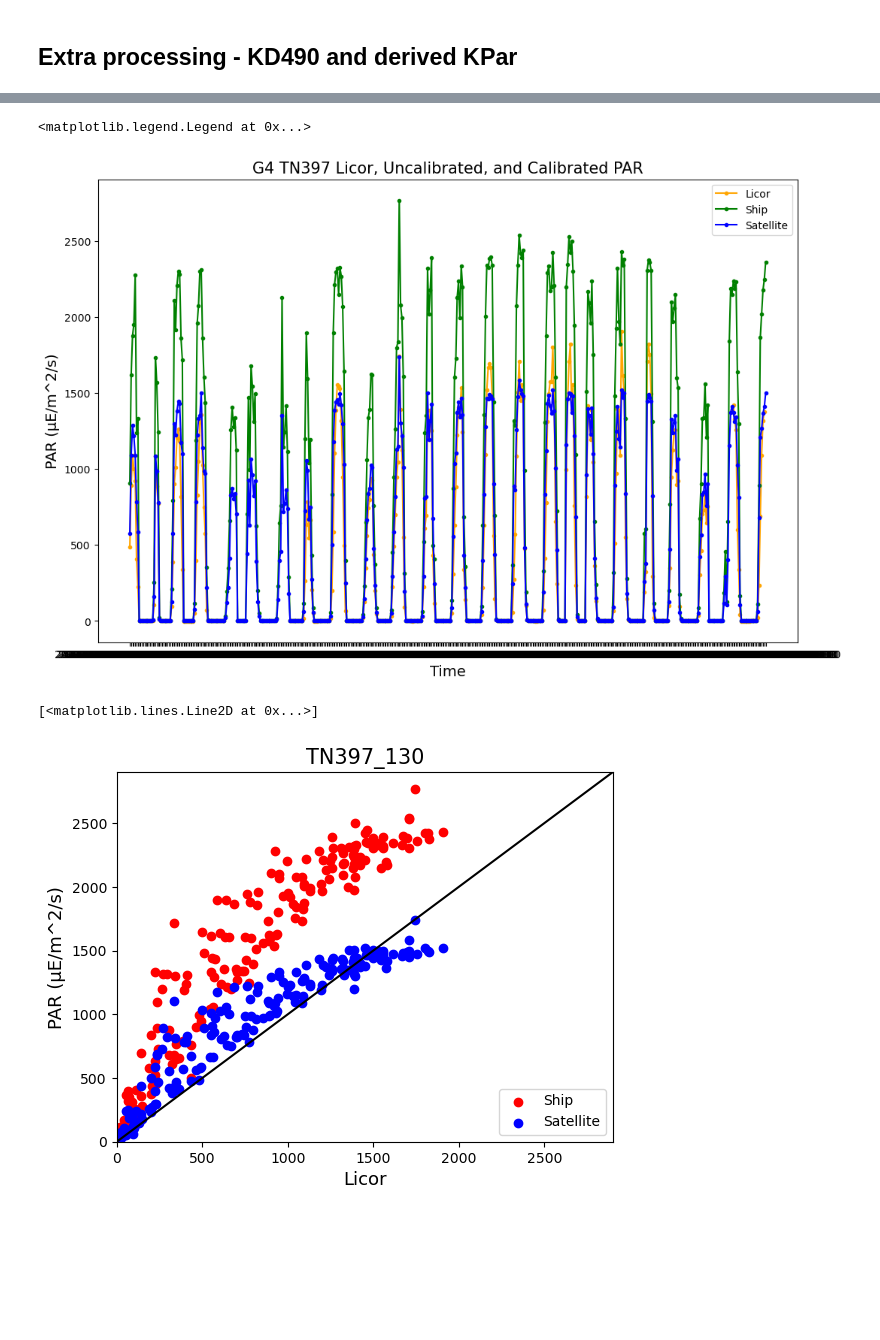
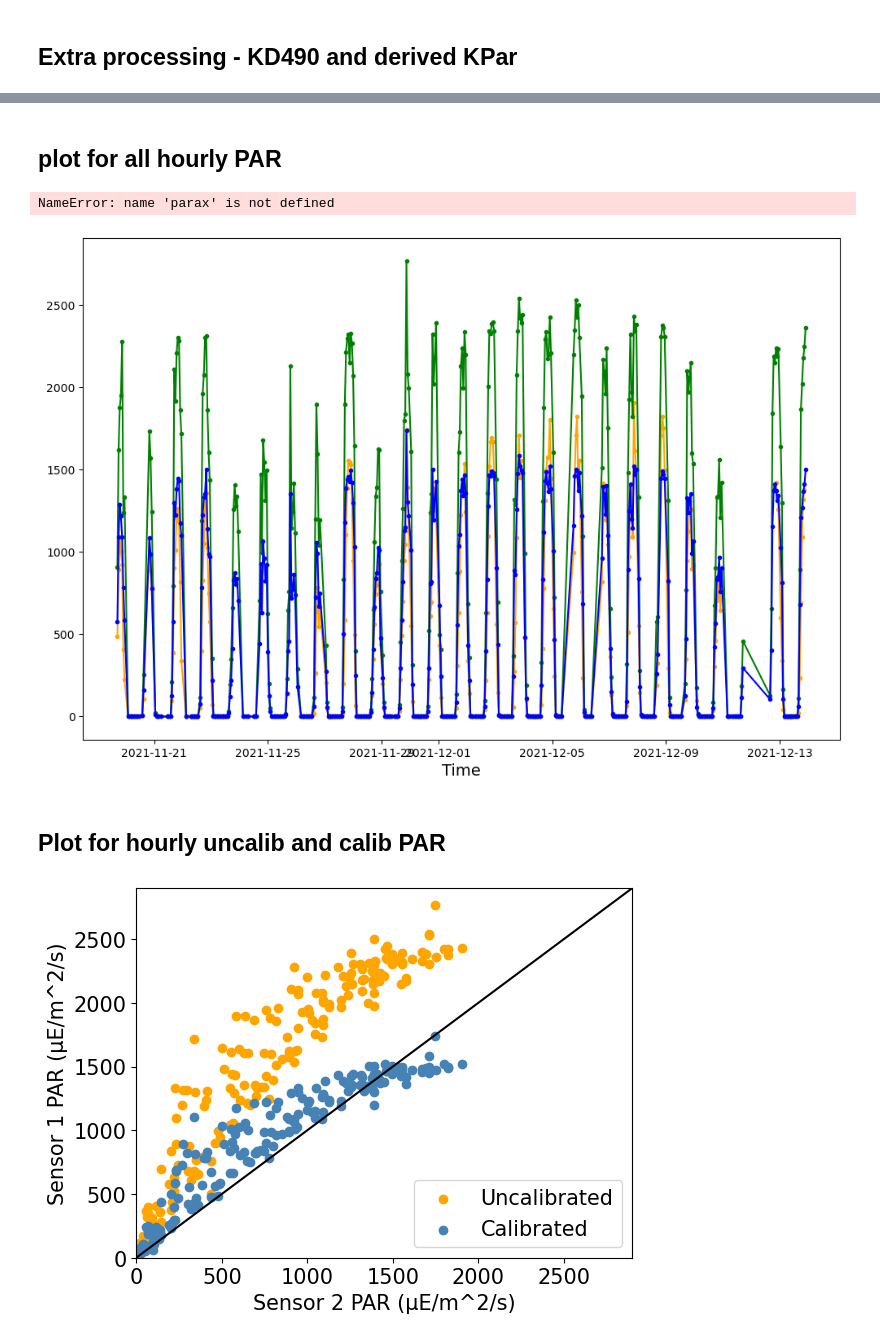
Before and after one commit to kpc02/SACNAS-2023-project, a Jupyter notebook: matlab_script.ipynb, the cells around one changed output, grey strips where cells are left out. Saved outputs shown, nothing was run; the diff lists cells and outputs as text; code cells hidden in the pictures; blank space fills up the shorter version.

```diff
--- a/matlab_script.ipynb
+++ b/matlab_script.ipynb
@@ -8,5 +8,8 @@ import os
 import glob
 import plotly.express as px
 from scipy.interpolate import griddata
+import matplotlib.dates as mdates
+import matplotlib as mpl
+mpl.rcParams.update(mpl.rcParamsDefault)
 # %%
 skip = np.arange(0, 11).tolist() + np.arange(12, 15).tolist()
@@ -124,3 +143,5 @@ plt.contourf(xi,yi,zi)
+# %% [markdown]
+## plot for all hourly PAR
 # %%
 ## attempting to make par comparison graph for G4
 # setting variables
@@ -143,26 +164,29 @@ ax.set_ylabel('PAR (μE/m^2/s)', fontsize = 14)
 plt.title('G4 TN397 Licor, Uncalibrated, and Calibrated PAR', fontsize = 15)
 ax.legend()
 # %% [output]
-<matplotlib.legend.Legend at 0x...>
+NameError: name 'parax' is not defined
-[figure, old version]
+[figure, new version]
+# %% [markdown]
+## Plot for hourly uncalib and calib PAR
 # %%
 # licor against ship
 x = g4_data['licor_par']
 y = g4_data['par']
-plt.scatter(x, y, color='red', label = 'Ship')
+plt.scatter(x, y, color='orange', label = 'Uncalibrated')
 
 # licor against sat
 y1 = g4_data['sat_par']
-plt.scatter(x, y1, color='blue', label = 'Satellite')
-plt.xlabel("Licor", fontsize = 13)
-plt.ylabel("PAR (μE/m^2/s)", fontsize = 13)
-plt.title("TN397_130", fontsize = 15)
-plt.legend(loc = 'lower right')
+plt.scatter(x, y1, color='steelblue', label = 'Calibrated')
+plt.xlabel("Sensor 2 PAR (μE/m^2/s)")
+plt.ylabel("Sensor 1 PAR (μE/m^2/s)")
+plt.legend()
 plt.xlim(0, 2900)
 plt.ylim(0, 2900)
 
 x1= np.linspace(0,2900,2900)
 plt.plot(x1,x1,'k-') # identity line
+plt.rcParams.update({'font.size':15})
+
+plt.show()
 # %% [output]
-[<matplotlib.lines.Line2D at 0x...>]
-[figure, old version]
+[figure, new version]
```
Also changed, not shown: parts of 19 cells of this notebook, 2 other files.
